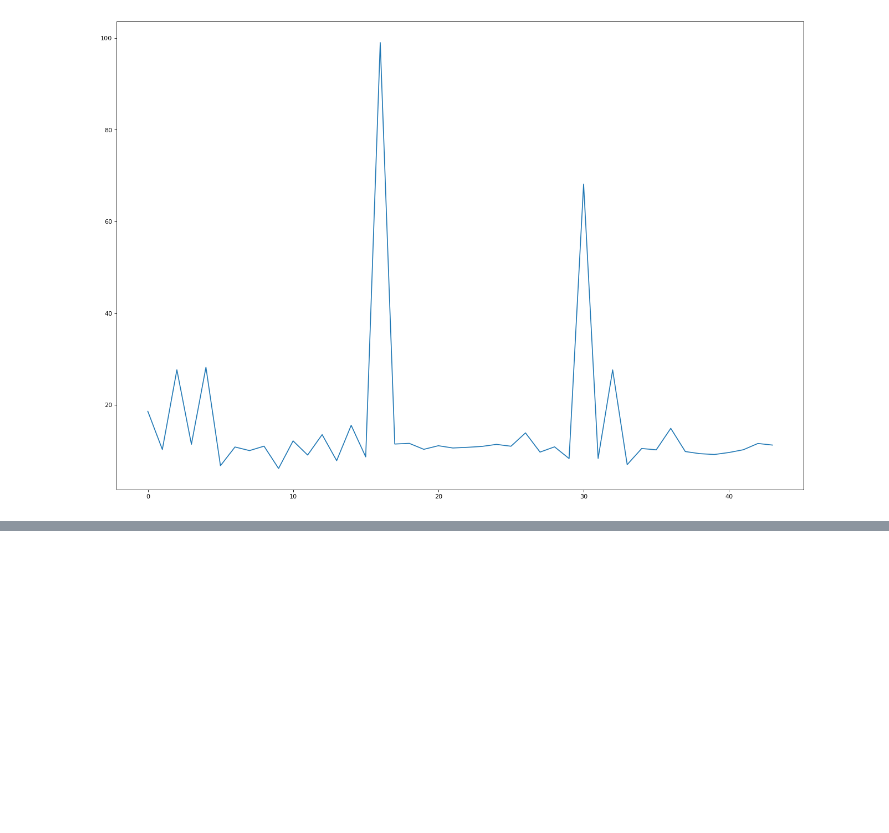
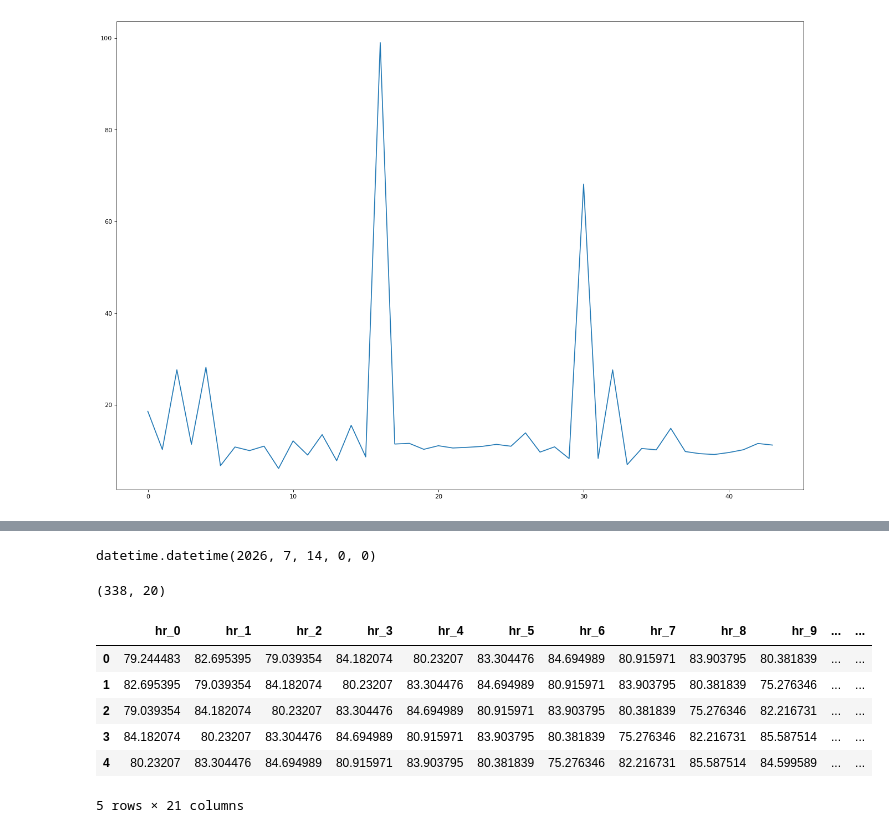
Before and after one commit to Heatdh/IterAsianAI, a Jupyter notebook: data_preprocessing_danish.ipynb, the cells around one changed output, grey strips where cells are left out. Drawn from its saved outputs; the diff is of its cells as text; code cells hidden in the pictures; blank space fills up the shorter version.

```diff
--- a/data_preprocessing_danish.ipynb
+++ b/data_preprocessing_danish.ipynb
@@ -185,0 +209,6 @@ data_1
+# %%
+from datetime import datetime, timedelta
+days_15 = timedelta(15)
+symptoms_date
+# %% [output]
+datetime.datetime(2026, 7, 14, 0, 0)
@@ -185,0 +251,2 @@ data_1
+# %%
+df_sheet_name = pd.read_excel('41551_2020_640_MOESM3_ESM.xlsx', sheet_name='SuppTable3_Fig2a_COVID-19',skiprows=3)
@@ -185,0 +275,15 @@ data_1
+# %%
+print(dataset.shape)
+dataset['label'] = 1
+# %% [output]
+(338, 20)
+# %%
+dataset.head()
+# %% [output]
+|  | hr_0 | hr_1 | hr_2 | hr_3 | hr_4 | hr_5 | hr_6 | hr_7 | hr_8 | hr_9 | ... | ... |
+| 0 | 79.244483 | 82.695395 | 79.039354 | 84.182074 | 80.23207 | 83.304476 | 84.694989 | 80.915971 | 83.903795 | 80.381839 | ... | ... |
+| 1 | 82.695395 | 79.039354 | 84.182074 | 80.23207 | 83.304476 | 84.694989 | 80.915971 | 83.903795 | 80.381839 | 75.276346 | ... | ... |
+| 2 | 79.039354 | 84.182074 | 80.23207 | 83.304476 | 84.694989 | 80.915971 | 83.903795 | 80.381839 | 75.276346 | 82.216731 | ... | ... |
+| 3 | 84.182074 | 80.23207 | 83.304476 | 84.694989 | 80.915971 | 83.903795 | 80.381839 | 75.276346 | 82.216731 | 85.587514 | ... | ... |
+| 4 | 80.23207 | 83.304476 | 84.694989 | 80.915971 | 83.903795 | 80.381839 | 75.276346 | 82.216731 | 85.587514 | 84.599589 | ... | ... |
+5 rows × 21 columns
```
Also changed, not shown: parts of 15 cells of this notebook.
